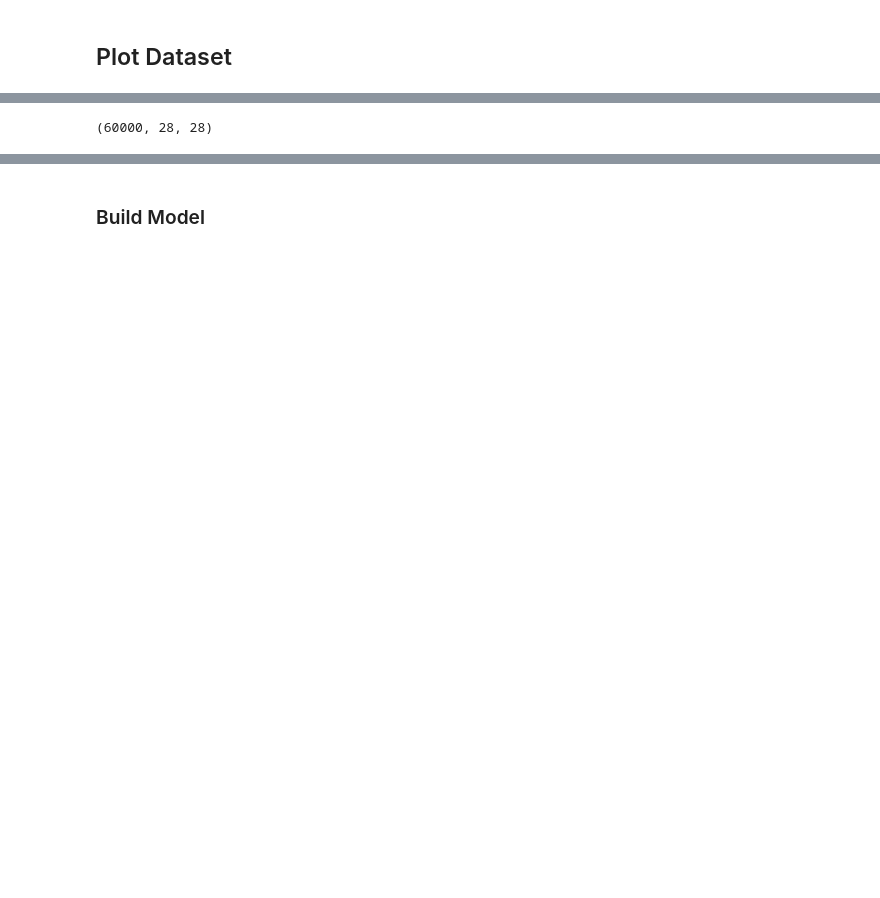
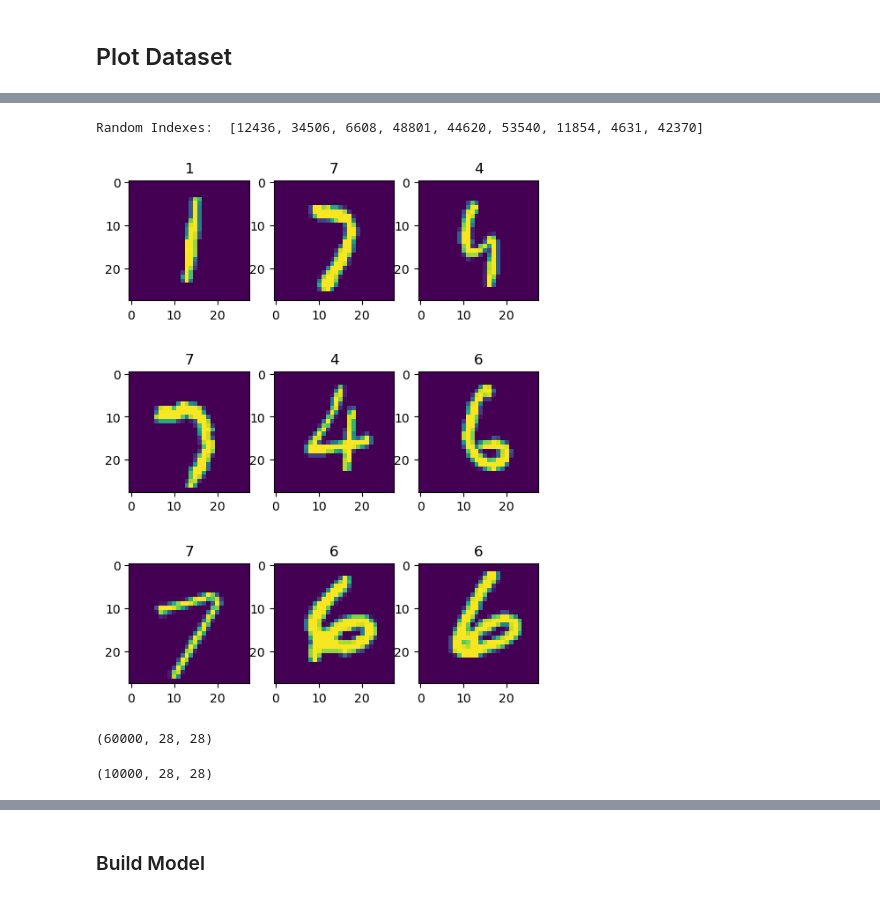
Before and after one commit to bkuriach/AIT-401-deep-learning, a Jupyter notebook: src/lab_7_cnn/mnist_cnn.ipynb, the cells around one changed output, grey strips where cells are left out. Saved outputs shown, nothing was run; the diff lists cells and outputs as text; code cells hidden in the pictures; blank space fills up the shorter version.

```diff
--- a/src/lab_7_cnn/mnist_cnn.ipynb
+++ b/src/lab_7_cnn/mnist_cnn.ipynb
@@ -50,4 +64,13 @@ display_images()
+# %%
+display_images()
+# %% [output]
+Random Indexes:  [12436, 34506, 6608, 48801, 44620, 53540, 11854, 4631, 42370]
+[figure, added]
 # %%
 x_train.shape
 # %% [output]
 (60000, 28, 28)
+# %%
+x_test.shape
+# %% [output]
+(10000, 28, 28)
```
Also changed, not shown: parts of 16 cells of this notebook, 3 other files.
